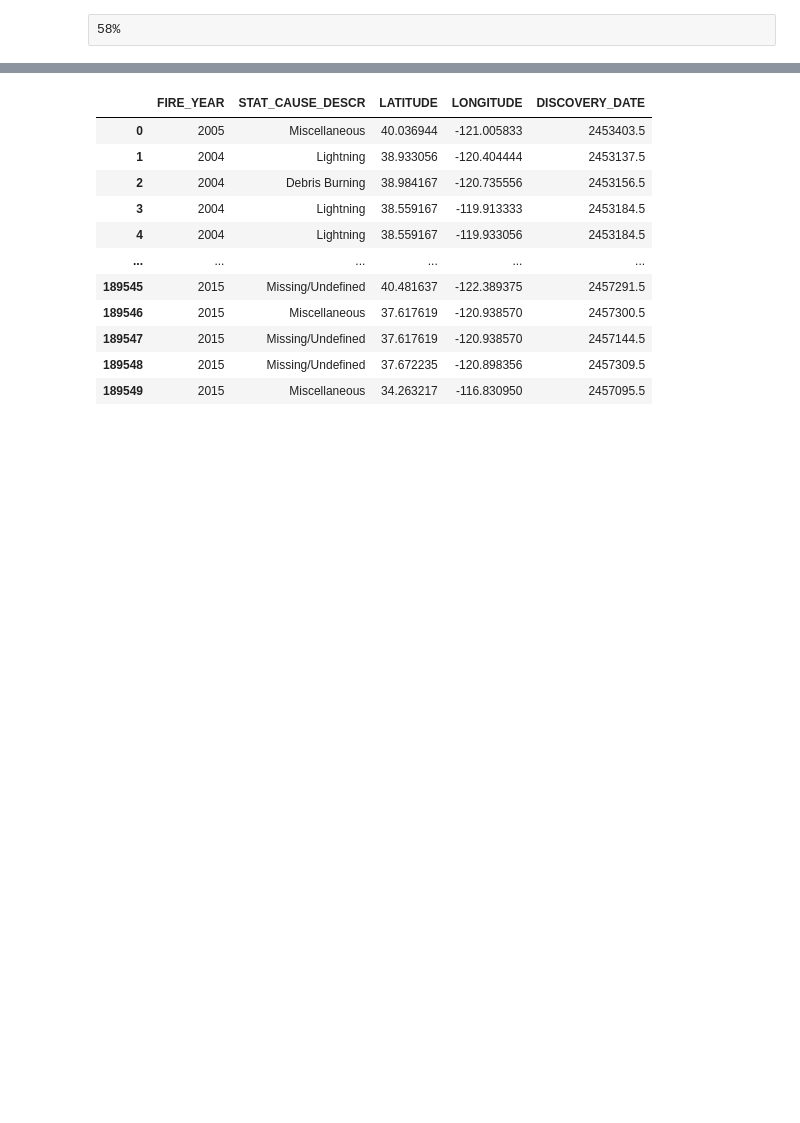
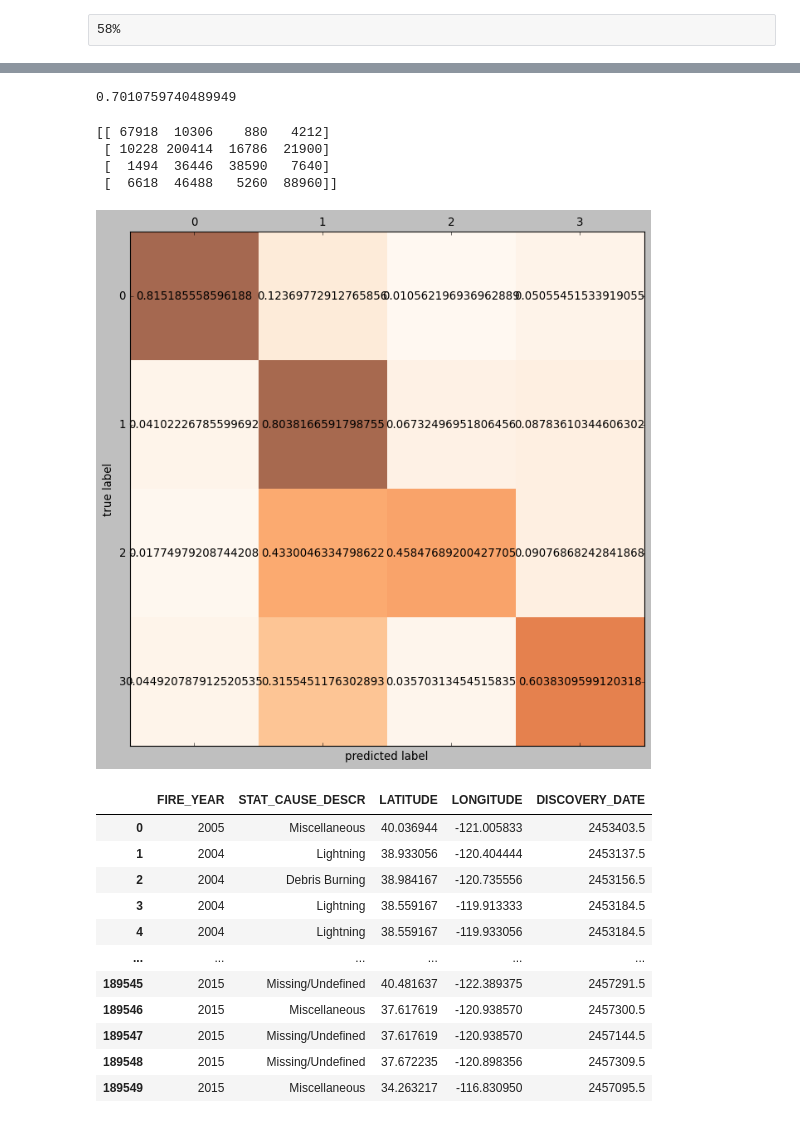
Before and after one commit to HaonanQuan1/Data-Science-WildFire, a Jupyter notebook: Project_Wildfire.ipynb, the cells around one changed output, grey strips where cells are left out. Cells and saved outputs as stored; diff of their text form; code cells hidden in the pictures; blank space fills up the shorter version.

Commit message:
random forest and update gitignore

```diff
--- a/Project_Wildfire.ipynb
+++ b/Project_Wildfire.ipynb
@@ -491,6 +477,7 @@ dt['DATE'] = pd.to_datetime(df['DISCOVERY_DATE'] - pd.Timestamp(0).to_julian_dat
 # %%
 dt['MONTH'] = pd.DatetimeIndex(dt['DATE']).month
 dt['DAY_OF_WEEK'] = dt['DATE'].dt.day_name()
+dt_orig = dt.copy()
 dt
 # %% [output]
 |  | FIRE_YEAR | STAT_CAUSE_DESCR | LATITUDE | LONGITUDE | STATE | DISCOVERY_DATE | FIRE_SIZE | DATE | ... |
@@ -573,0 +559,21 @@ print(clf_rf.score(X_test,y_test))
+# %%
+def set_label(cat):
+    cause = 0
+    natural = ['Lightning']
+    accidental = ['Structure','Fireworks','Powerline','Railroad','Smoking','Children','Campfire','Equipment Use','Debris Burning']
+    malicious = ['Arson']
+    other = ['Missing/Undefined','Miscellaneous']
+    if cat in natural:
+        cause = 1
+    elif cat in accidental:
+        cause = 2
+    elif cat in malicious:
+        cause = 3
+    else:
+        cause = 4
+    return cause
+
+
+dt['LABEL'] = dt_orig['STAT_CAUSE_DESCR'].apply(lambda x: set_label(x)) # I created a copy of the original df earlier in the kernel
+dt = dt.drop('STAT_CAUSE_DESCR',axis=1)
+print(dt.head())
@@ -574,3 +594,34 @@ print(clf_rf.score(X_test,y_test))
+# %%
+X = dt.drop(['LABEL'], axis=1).values
+y = dt['LABEL'].values
+X_train, X_test, y_train, y_test = train_test_split(X,y,test_size=0.3, random_state=0)
+clf_rf = ske.RandomForestClassifier(n_estimators=50)
+clf_rf = clf_rf.fit(X_train, y_train)
+print(clf_rf.score(X_test,y_test))
+# %% [output]
+0.7010759740489949
+# %%
+from sklearn.metrics import confusion_matrix
+y_pred = clf_rf.fit(X_train, y_train).predict(X_test)
+cm = confusion_matrix(y_true=y_test,y_pred=y_pred)
+print(cm)
+# %% [output]
+[[ 67918  10306    880   4212]
+ [ 10228 200414  16786  21900]
+ [  1494  36446  38590   7640]
+ [  6618  46488   5260  88960]]
+# %%
+cmn = cm.astype('float') / cm.sum(axis=1)[:, np.newaxis]
+fig,ax = plt.subplots(figsize=(10,10))
+ax.matshow(cmn,cmap=plt.cm.Oranges,alpha=0.7)
+for i in range(cmn.shape[0]):
+    for j in range(cmn.shape[1]):
+        ax.text(x=j,y=i,s=cmn[i,j],va='center',ha='center')
+plt.xlabel('predicted label')
+plt.ylabel('true label')
+plt.show()
+# %% [output]
+[figure, added]
 # %%
 # reg.fit(X_train,y_train)
 # %%
```
Also changed, not shown: parts of 15 cells of this notebook, 1 other file.
